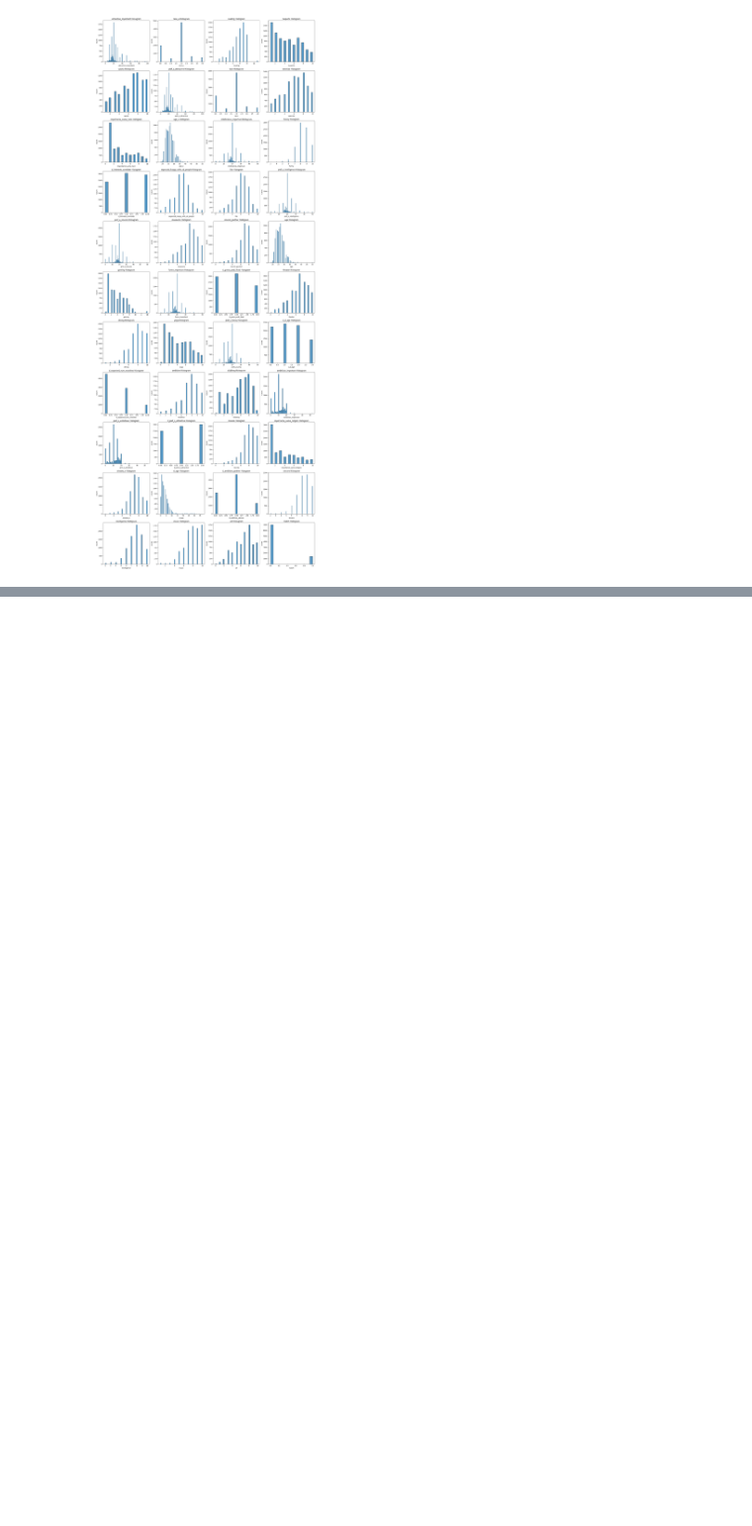
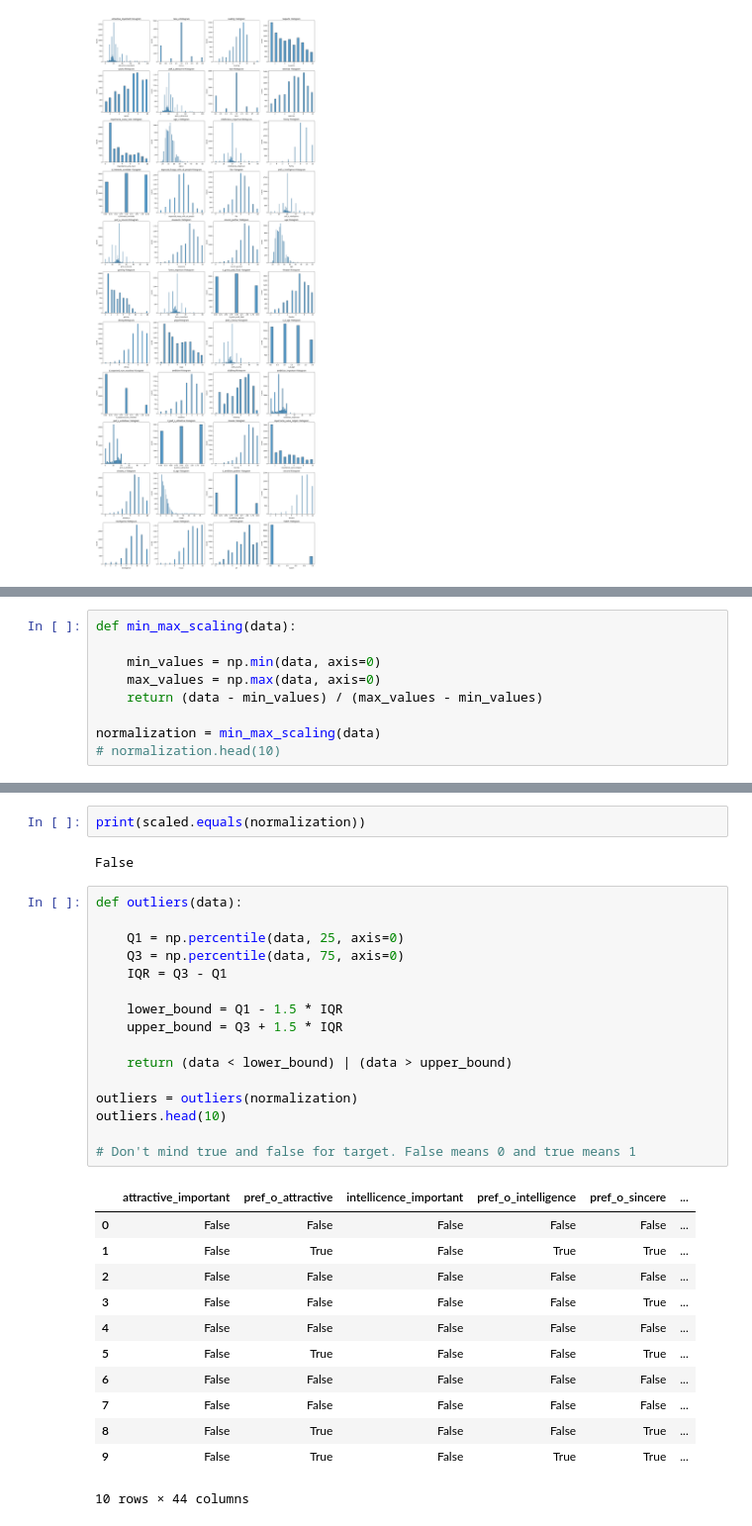
Before and after one commit to dgambone3/CSC4850-Machine-Learning, a Jupyter notebook: FDS_Project.ipynb, the cells around one changed output, grey strips where cells are left out. Shown at 99% size. Cells and saved outputs as stored; diff of their text form; blank space fills up the shorter version.

```diff
--- a/FDS_Project.ipynb
+++ b/FDS_Project.ipynb
@@ -148,0 +231,9 @@ plt.show()
+# %%
+def min_max_scaling(data):
+
+    min_values = np.min(data, axis=0)
+    max_values = np.max(data, axis=0)
+    return (data - min_values) / (max_values - min_values)
+
+normalization = min_max_scaling(data)
+# normalization.head(10)
@@ -148,0 +258,33 @@ plt.show()
+# %%
+print(scaled.equals(normalization))
+# %% [output]
+False
+# %%
+def outliers(data):
+
+    Q1 = np.percentile(data, 25, axis=0)
+    Q3 = np.percentile(data, 75, axis=0)
+    IQR = Q3 - Q1
+
+    lower_bound = Q1 - 1.5 * IQR
+    upper_bound = Q3 + 1.5 * IQR
+
+    return (data < lower_bound) | (data > upper_bound)
+
+outliers = outliers(normalization)
+outliers.head(10)
+
+# Don't mind true and false for target. False means 0 and true means 1
+# %% [output]
+|  | attractive_important | pref_o_attractive | intellicence_important | pref_o_intelligence | pref_o_sincere | ... |
+| 0 | False | False | False | False | False | ... |
+| 1 | False | True | False | True | True | ... |
+| 2 | False | False | False | False | False | ... |
+| 3 | False | False | False | False | True | ... |
+| 4 | False | False | False | False | False | ... |
+| 5 | False | True | False | False | True | ... |
+| 6 | False | False | False | False | False | ... |
+| 7 | False | False | False | False | False | ... |
+| 8 | False | True | False | False | True | ... |
+| 9 | False | True | False | True | True | ... |
+10 rows × 44 columns
```
Also changed, not shown: parts of 6 cells of this notebook.
